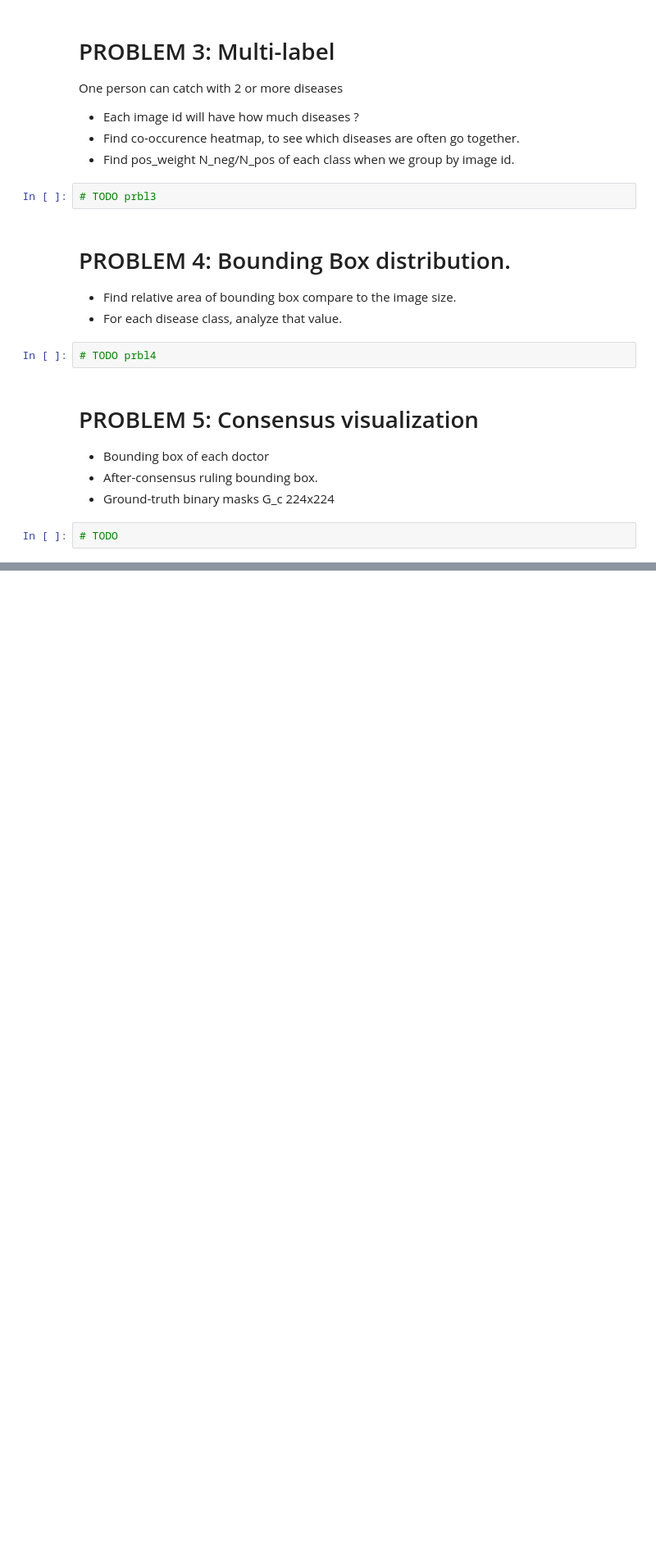
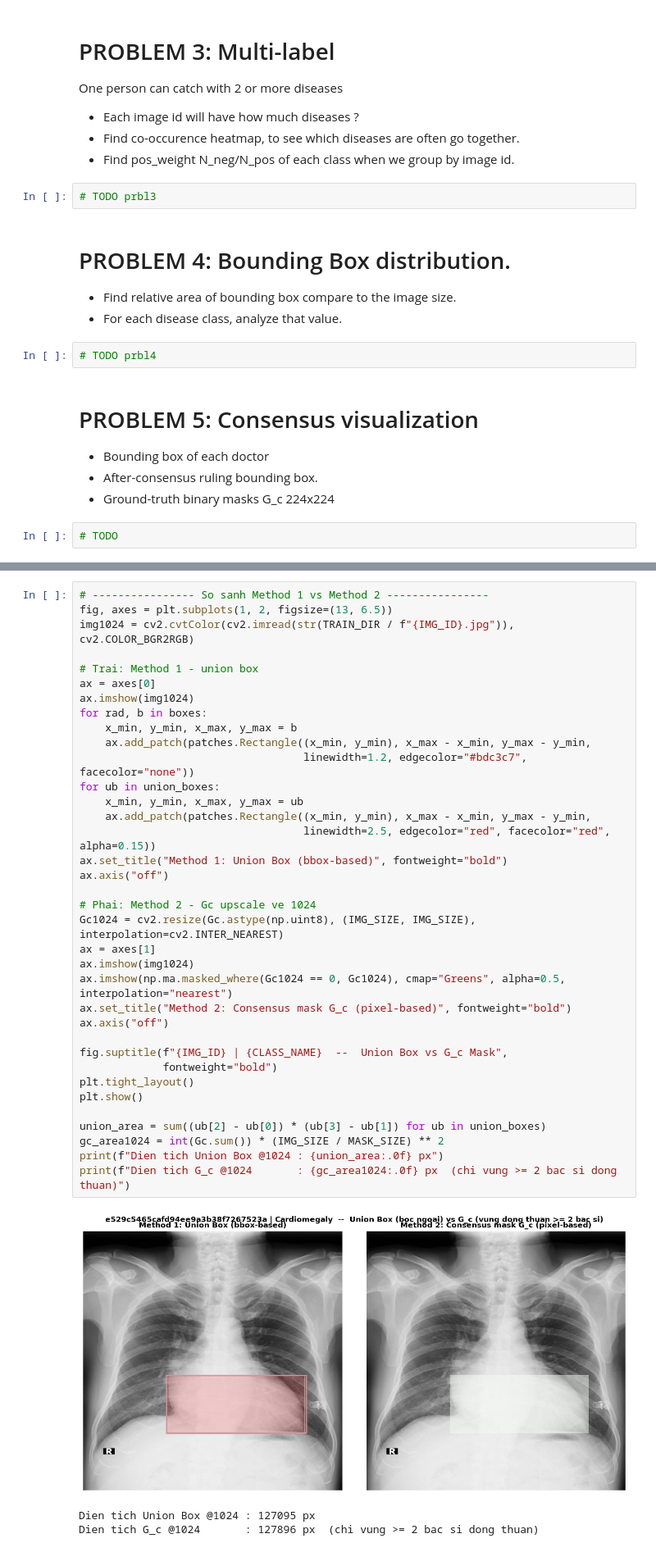
Before and after one commit to HuyDuongQuoc/DATH-HK261-explainable-cxr, a Jupyter notebook: notebooks/01_eda.ipynb, the cells around one changed output, grey strips where cells are left out. Shown at 82% size. Saved outputs shown, nothing was run; the diff lists cells and outputs as text; blank space fills up the shorter version.

```diff
--- a/notebooks/01_eda.ipynb
+++ b/notebooks/01_eda.ipynb
@@ -443,0 +626,40 @@ One person can catch with 2 or more diseases
+# %%
+# ---------------- So sanh Method 1 vs Method 2 ----------------
+fig, axes = plt.subplots(1, 2, figsize=(13, 6.5))
+img1024 = cv2.cvtColor(cv2.imread(str(TRAIN_DIR / f"{IMG_ID}.jpg")), cv2.COLOR_BGR2RGB)
+
+# Trai: Method 1 - union box
+ax = axes[0]
+ax.imshow(img1024)
+for rad, b in boxes:
+    x_min, y_min, x_max, y_max = b
+    ax.add_patch(patches.Rectangle((x_min, y_min), x_max - x_min, y_max - y_min,
+                                   linewidth=1.2, edgecolor="#bdc3c7", facecolor="none"))
+for ub in union_boxes:
+    x_min, y_min, x_max, y_max = ub
+    ax.add_patch(patches.Rectangle((x_min, y_min), x_max - x_min, y_max - y_min,
+                                   linewidth=2.5, edgecolor="red", facecolor="red", alpha=0.15))
+ax.set_title("Method 1: Union Box (bbox-based)", fontweight="bold")
+ax.axis("off")
+
+# Phai: Method 2 - Gc upscale ve 1024
+Gc1024 = cv2.resize(Gc.astype(np.uint8), (IMG_SIZE, IMG_SIZE), interpolation=cv2.INTER_NEAREST)
+ax = axes[1]
+ax.imshow(img1024)
+ax.imshow(np.ma.masked_where(Gc1024 == 0, Gc1024), cmap="Greens", alpha=0.5, interpolation="nearest")
+ax.set_title("Method 2: Consensus mask G_c (pixel-based)", fontweight="bold")
+ax.axis("off")
+
+fig.suptitle(f"{IMG_ID} | {CLASS_NAME}  --  Union Box vs G_c Mask",
+             fontweight="bold")
+plt.tight_layout()
+plt.show()
+
+union_area = sum((ub[2] - ub[0]) * (ub[3] - ub[1]) for ub in union_boxes)
+gc_area1024 = int(Gc.sum()) * (IMG_SIZE / MASK_SIZE) ** 2
+print(f"Dien tich Union Box @1024 : {union_area:.0f} px")
+print(f"Dien tich G_c @1024       : {gc_area1024:.0f} px  (chi vung >= 2 bac si dong thuan)")
+# %% [output]
+[figure, added]
+Dien tich Union Box @1024 : 127095 px
+Dien tich G_c @1024       : 127896 px  (chi vung >= 2 bac si dong thuan)
```
Also changed, not shown: parts of 3 cells of this notebook, 4 other files.
